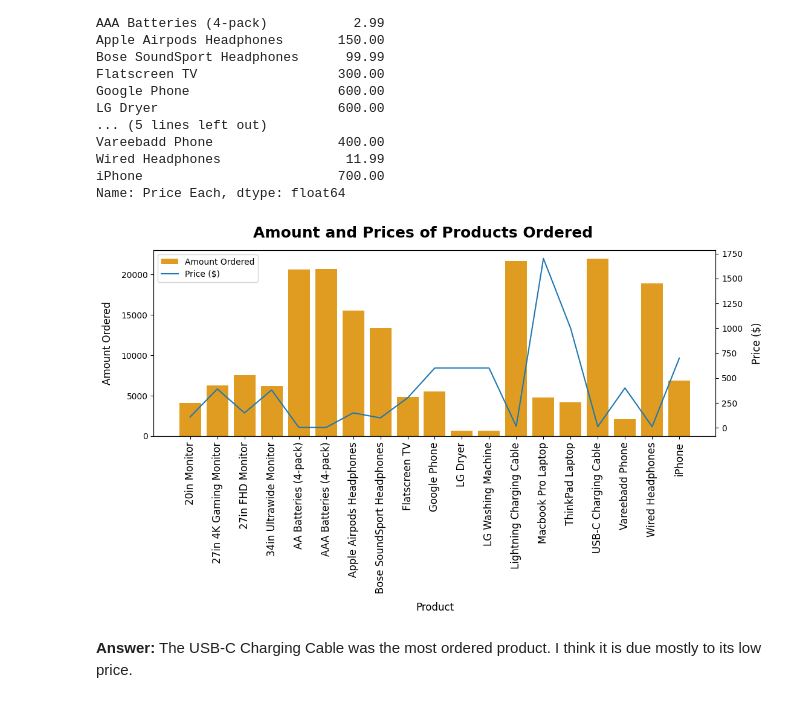
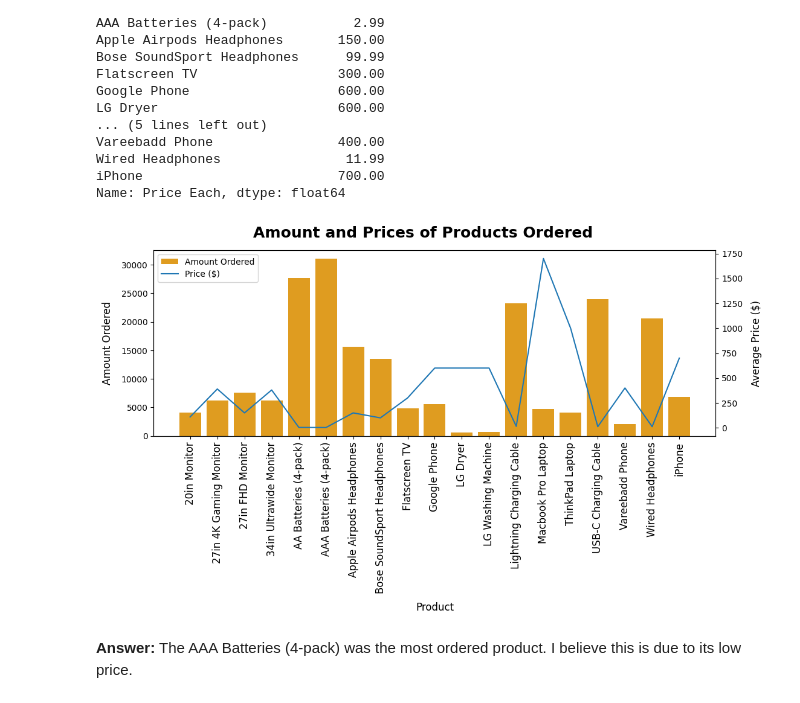
Before and after one commit to OsaMusa/sales-data-analysis, a Jupyter notebook: sales_data_analysis.ipynb, the cells around one changed output. Drawn from its saved outputs; the diff is of its cells as text; code cells hidden in the pictures.

Commit message:
Imporvement Used a more accurate method to answer question 5.

```diff
--- a/sales_data_analysis.ipynb
+++ b/sales_data_analysis.ipynb
@@ -310,0 +286,3 @@ Name: Product, dtype: int64
+# %%
+product_quantity = all_data.groupby('Product').sum(numeric_only=True)['Quantity Ordered']
+product_quantity
@@ -311,6 +307,6 @@ Name: Product, dtype: int64
 # %%
-product_price_ser = all_data.groupby('Product').mean(numeric_only=True)['Price Each']
-product_price_ser
+product_price = all_data.groupby('Product').mean(numeric_only=True)['Price Each']
+product_price
 # %% [output]
 Product
 20in Monitor                   109.99
@@ -332,29 +328,29 @@ Name: Price Each, dtype: float64
 # %%
 fig, ax1 = plt.subplots()
 
-sns.barplot(x=product_count_ser.index, y=product_count_ser.values, ax=ax1, color='orange', label='Amount Ordered')
+sns.barplot(x=product_quantity.index, y=product_quantity.values, ax=ax1, color='orange', label='Amount Ordered')
 ax2 = ax1.twinx()
-sns.lineplot(x=product_price_ser.index, y=product_price_ser.values, ax=ax2, label='Price ($)')
+sns.lineplot(x=product_price.index, y=product_price.values, ax=ax2, label='Price ($)')
 
 ax1_h, ax1_l = ax1.get_legend_handles_labels()
 ax2_h, ax2_l = ax2.get_legend_handles_labels()
 
 ax1.legend().remove()
 ax2.legend(ax1_h + ax2_h, ax1_l + ax2_l, loc=2)
 
 fig.set_size_inches(12,4)
 
 fig.suptitle('Amount and Prices of Products Ordered ', size=18, weight='bold')
 
 ax1.set_ylabel('Amount Ordered', fontdict={'fontsize':12}, labelpad=10)
-ax2.set_ylabel('Price ($)', fontdict={'fontsize':12}, labelpad=10)
+ax2.set_ylabel('Average Price ($)', fontdict={'fontsize':12}, labelpad=10)
 ax1.set_xlabel('Product', fontdict={'fontsize':12}, labelpad=10)
 
-ax1.set_xticks(product_count_ser.index)
-ax1.set_xticklabels(product_count_ser.index, rotation=90, fontdict={'fontsize':12})
+ax1.set_xticks(product_quantity.index)
+ax1.set_xticklabels(product_quantity.index, rotation=90, fontdict={'fontsize':12})
 
 plt.show()
 # %% [output]
-[figure, old version]
+[figure, new version]
 # %% [markdown]
-**Answer:** The USB-C Charging Cable was the most ordered product. I think it is due mostly to its low price.
+**Answer:** The AAA Batteries (4-pack) was the most ordered product. I believe this is due to its low price.
```
Also changed, not shown: parts of 2 cells of this notebook.
